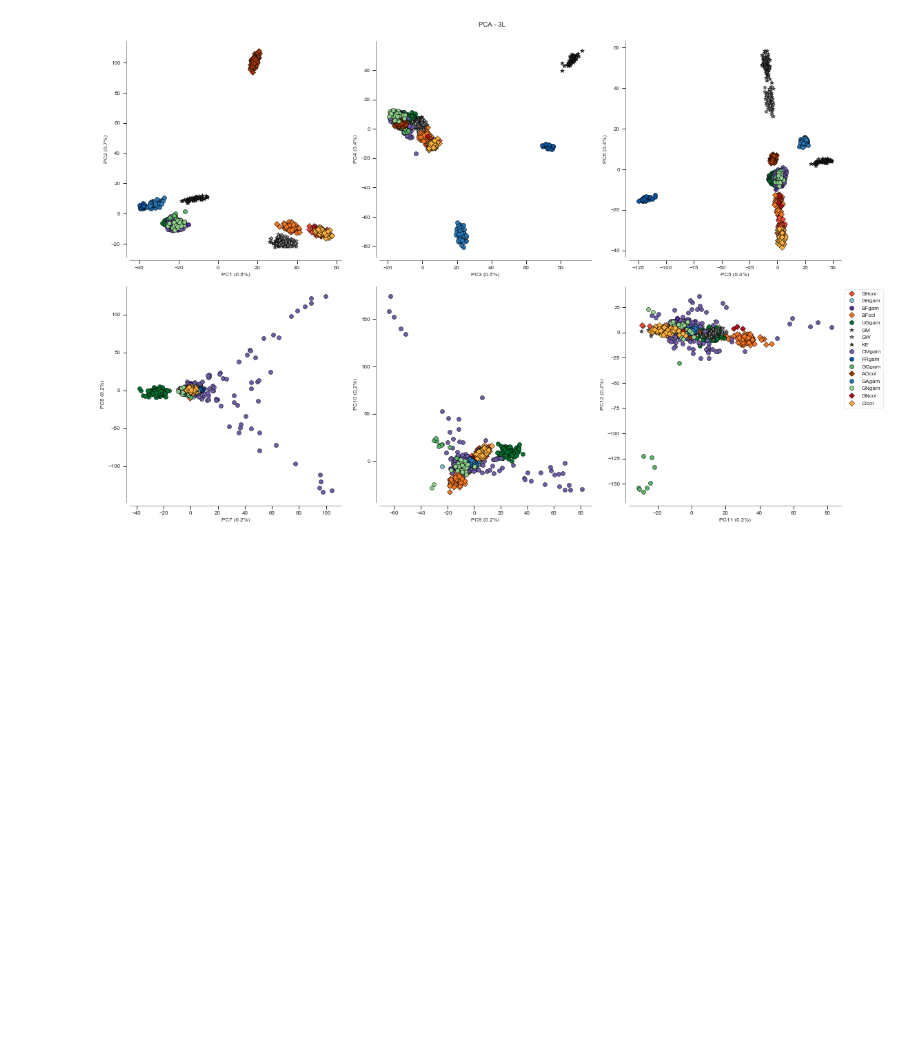
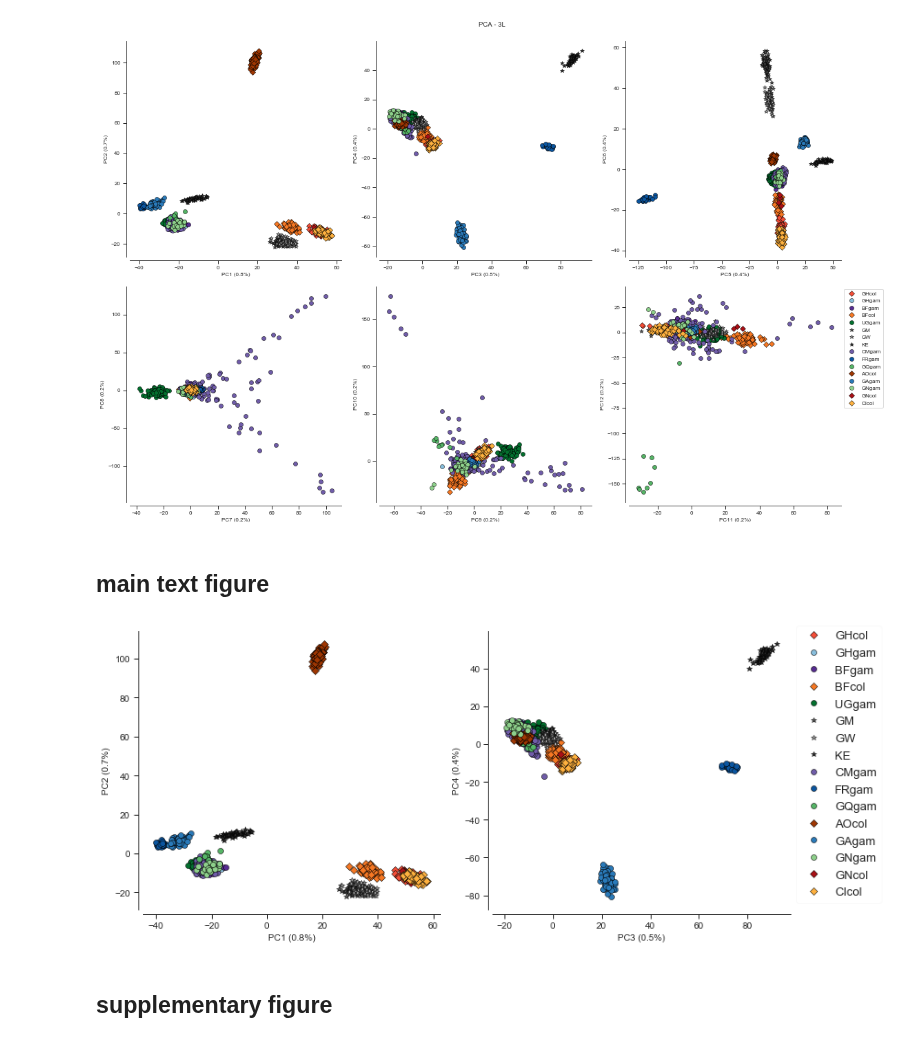
Before and after one commit to alimanfoo/ag1000g-phase2-data-paper, a Jupyter notebook: notebooks/figure_PCA.ipynb, the cells around one changed output. Drawn from its saved outputs; the diff is of its cells as text; code cells hidden in the pictures; blank space fills up the shorter version.

```diff
--- a/notebooks/figure_PCA.ipynb
+++ b/notebooks/figure_PCA.ipynb
@@ -189,7 +194,7 @@ def plot_pca_coords(coords, model, pc1, pc2, ax, sample_population):
     y = coords[:, pc2]
     for pop in populations:
         flt = (sample_population == pop)
-        ax.plot(x[flt], y[flt], marker=marker_style[pop], linestyle=' ', color=pop_colours[pop], label=pop, markersize=6, mec='k', mew=.5)
+        ax.plot(x[flt], y[flt], marker=marker_style[pop], linestyle=' ', color=pop_colours[pop], label=pop, markersize=6, mec='k', mew=0.5)
     ax.set_xlabel('PC%s (%.1f%%)' % (pc1+1, model[pc1]*100))
     ax.set_ylabel('PC%s (%.1f%%)' % (pc2+1, model[pc2]*100))
 
@@ -225,3 +230,29 @@ def fig_pca(coords, model, title, sample_population):
 fig_pca(coords1, model1.explained_variance_ratio_ ,'PCA - 3L', df_samples.population.values)
 # %% [output]
 [figure]
+# %% [markdown]
+## main text figure
+# %%
+def fig_main_pca(coords, model, title, sample_population):
+    fig = plt.figure(figsize=(12, 5))
+
+    ax = fig.add_subplot(121)
+    plot_pca_coords(coords, model, 0, 1, ax, sample_population)
+    for item in ([ax.xaxis.label, ax.yaxis.label] + ax.get_xticklabels() + ax.get_yticklabels()):
+        item.set_fontsize(10)
+
+    ax = fig.add_subplot(122)
+    plot_pca_coords(coords, model, 2, 3, ax, sample_population)
+    for item in ([ax.title, ax.xaxis.label, ax.yaxis.label] + ax.get_xticklabels() + ax.get_yticklabels()):
+        item.set_fontsize(10)
+
+    ax.legend(bbox_to_anchor=(1, 1.04), loc='upper left', fontsize=13, framealpha=0.1)
+    fig.tight_layout()
+    fn = 'Phase_2_'+chrom+'_main_text_pca.jpeg'
+    fig.savefig(fn, jpeg_quality=100, dpi=100, bbox_inches='tight')
+# %%
+fig_main_pca(coords1, model1.explained_variance_ratio_ ,'PCA - 3L', df_samples.population.values)
+# %% [output]
+[figure, added]
+# %% [markdown]
+## supplementary figure
```
Also changed, not shown: parts of 14 cells of this notebook, 7 other files.
